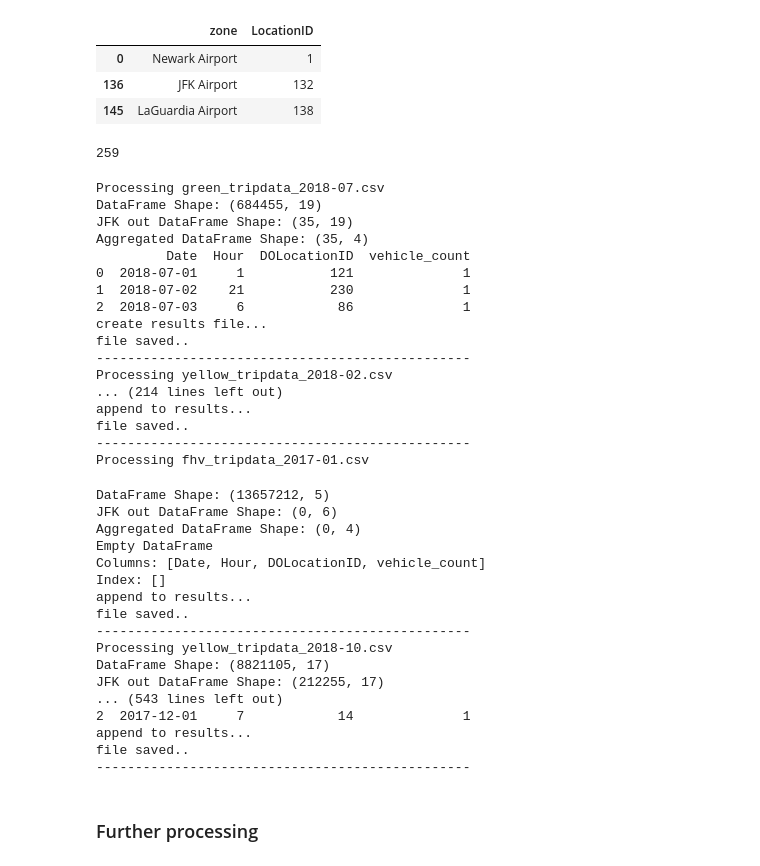
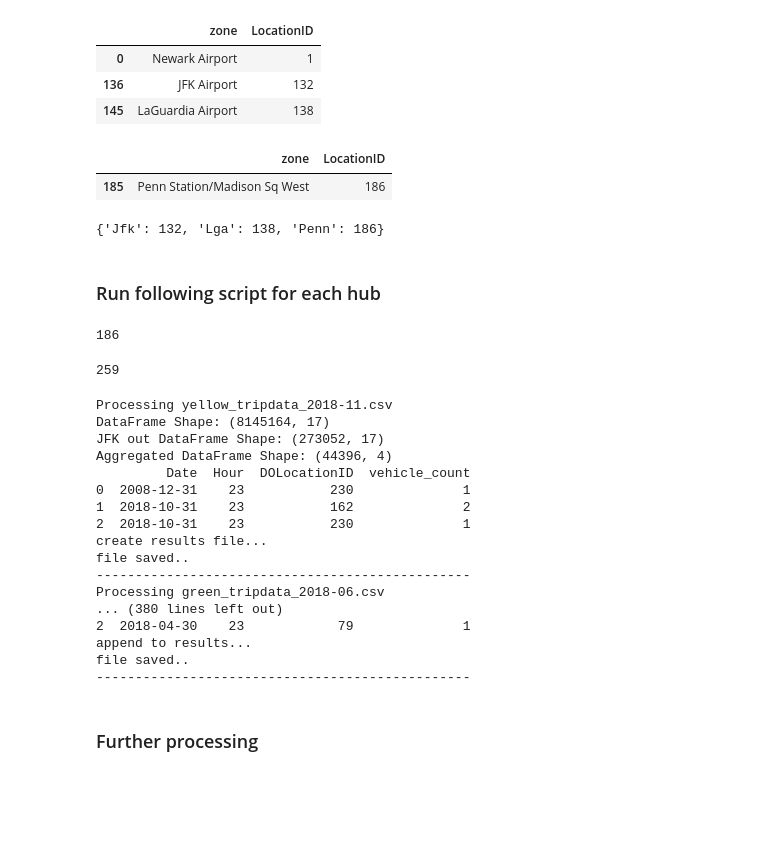
Before and after one commit to muaz-urwa/UrbanTemporalNetworks, a Jupyter notebook: Data Collection Scripts/Process NY Taxi Raw data.ipynb, the cells around one changed output. Cells and saved outputs as stored; diff of their text form; code cells hidden in the pictures; blank space fills up the shorter version.

```diff
--- a/Data Collection Scripts/Process NY Taxi Raw data.ipynb
+++ b/Data Collection Scripts/Process NY Taxi Raw data.ipynb
@@ -29,3 +34,23 @@ zones[zones.zone.apply(lambda x: 'Airport' in x)][['zone','LocationID']]
 | 0 | Newark Airport | 1 |
 | 136 | JFK Airport | 132 |
 | 145 | LaGuardia Airport | 138 |
+# %%
+zones[zones.zone.apply(lambda x: 'Station' in x)][['zone','LocationID']]
+# %% [output]
+|  | zone | LocationID |
+| 185 | Penn Station/Madison Sq West | 186 |
+# %%
+zone_dict = {'Jfk':  132,
+'Lga' : 138,
+'Penn' : 186}
+zone_dict
+# %% [output]
+{'Jfk': 132, 'Lga': 138, 'Penn': 186}
+# %% [markdown]
+### Run following script for each hub
+# %%
+hub = 'Penn'
+zone = zone_dict[hub]
+zone
+# %% [output]
+186
@@ -62,8 +89,8 @@ for file in files:
     df['PULocationID'] = df['PULocationID'].astype('int')
     df['DOLocationID'] = df['DOLocationID'].astype('int')
 
-    # filter to get outgoing traffic from JFK
-    df = df[(df['PULocationID'] == JfK_zone) & (df['DOLocationID'].apply(lambda x: x in validDestZones))]
+    # filter to get outgoing traffic from selected hub
+    df = df[(df['PULocationID'] == zone) & (df['DOLocationID'].apply(lambda x: x in validDestZones))]
     print("JFK out DataFrame Shape: "+str(df.shape))
 
     # treat datetime
@@ -99,40 +126,23 @@ for file in files:
     print('file saved..')
     print("------------------------------------------------")
 # %% [output]
-Processing green_tripdata_2018-07.csv
-DataFrame Shape: (684455, 19)
-JFK out DataFrame Shape: (35, 19)
-Aggregated DataFrame Shape: (35, 4)
+Processing yellow_tripdata_2018-11.csv
+DataFrame Shape: (8145164, 17)
+JFK out DataFrame Shape: (273052, 17)
+Aggregated DataFrame Shape: (44396, 4)
          Date  Hour  DOLocationID  vehicle_count
-0  2018-07-01     1           121              1
-1  2018-07-02    21           230              1
-2  2018-07-03     6            86              1
+0  2008-12-31    23           230              1
+1  2018-10-31    23           162              2
+2  2018-10-31    23           230              1
 create results file...
 file saved..
 ------------------------------------------------
-Processing yellow_tripdata_2018-02.csv
-... (214 lines left out)
+Processing green_tripdata_2018-06.csv
+... (380 lines left out)
+2  2018-04-30    23            79              1
 append to results...
 file saved..
 ------------------------------------------------
-Processing fhv_tripdata_2017-01.csv
-DataFrame Shape: (13657212, 5)
-JFK out DataFrame Shape: (0, 6)
-Aggregated DataFrame Shape: (0, 4)
-Empty DataFrame
-Columns: [Date, Hour, DOLocationID, vehicle_count]
-Index: []
-append to results...
-file saved..
-------------------------------------------------
-Processing yellow_tripdata_2018-10.csv
-DataFrame Shape: (8821105, 17)
-JFK out DataFrame Shape: (212255, 17)
-... (543 lines left out)
-2  2017-12-01     7            14              1
-append to results...
-file saved..
-------------------------------------------------
 # %% [markdown]
 ### Further processing
 # %%
```
Also changed, not shown: parts of 14 cells of this notebook, 5 other files.
